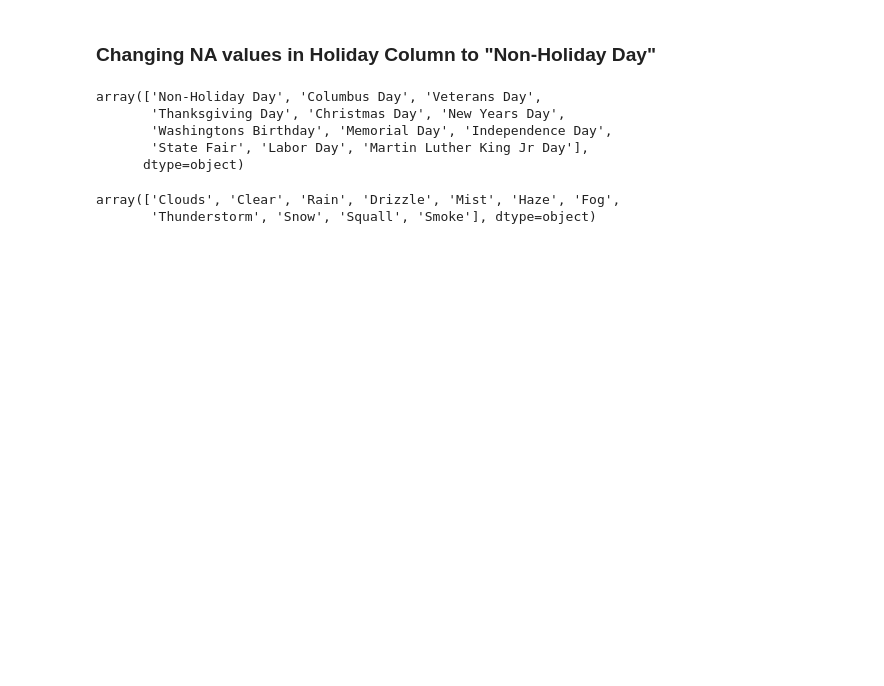
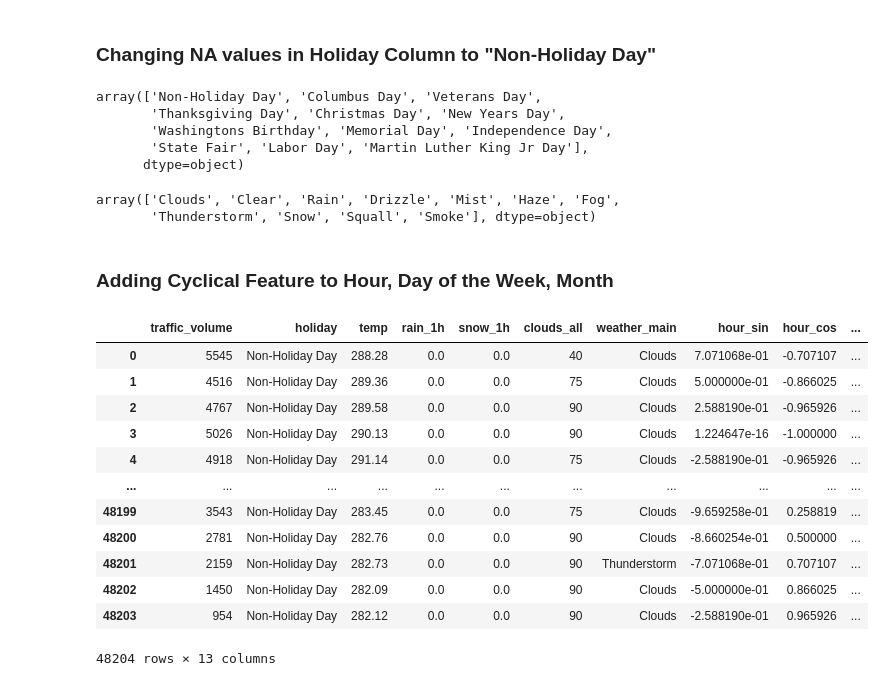
Before and after one commit to ProntoSbinalla/Deep-Learning, a Jupyter notebook: Notebooks/RNN/RNN - Traffic Analysis.ipynb, the cells around one changed output. Saved outputs shown, nothing was run; the diff lists cells and outputs as text; code cells hidden in the pictures; blank space fills up the shorter version.

Commit message:
Added Cyclical Feature to Hour, Day of the Week and Month

```diff
--- a/Notebooks/RNN/RNN - Traffic Analysis.ipynb
+++ b/Notebooks/RNN/RNN - Traffic Analysis.ipynb
@@ -81,7 +81,7 @@ dataset
 # %%
 dataset['year'] = dataset['date_time'].dt.year
 dataset['month'] = dataset['date_time'].dt.month
-dataset['day'] = dataset['date_time'].dt.day
+dataset['day'] = dataset['date_time'].dt.dayofweek
 dataset['hour'] = dataset['date_time'].dt.hour
 # %% [markdown]
 ### Dropping Unnecessary Columns
@@ -118,3 +118,32 @@ array(['Non-Holiday Day', 'Columbus Day', 'Veterans Day',
       dtype=object)
 array(['Clouds', 'Clear', 'Rain', 'Drizzle', 'Mist', 'Haze', 'Fog',
        'Thunderstorm', 'Snow', 'Squall', 'Smoke'], dtype=object)
+# %% [markdown]
+### Adding Cyclical Feature to Hour, Day of the Week, Month
+# %%
+dataset['hour_sin'] = np.sin(2 * np.pi * dataset['hour'] / 24)
+dataset['hour_cos'] = np.cos(2 * np.pi * dataset['hour'] / 24)
+
+dataset['weekday_sin'] = np.sin(2 * np.pi * dataset['day'] / 7)
+dataset['weekday_cos'] = np.cos(2 * np.pi * dataset['day'] / 7)
+
+dataset['month_sin'] = np.sin(2 * np.pi * dataset['month'] / 12)
+dataset['month_cos'] = np.cos(2 * np.pi * dataset['month'] / 12)
+
+dataset.drop(columns=['hour', 'day', 'month', 'year'], inplace=True)
+
+dataset
+# %% [output]
+|  | traffic_volume | holiday | temp | rain_1h | snow_1h | clouds_all | weather_main | hour_sin | hour_cos | ... |
+| 0 | 5545 | Non-Holiday Day | 288.28 | 0.0 | 0.0 | 40 | Clouds | 7.071068e-01 | -0.707107 | ... |
+| 1 | 4516 | Non-Holiday Day | 289.36 | 0.0 | 0.0 | 75 | Clouds | 5.000000e-01 | -0.866025 | ... |
+| 2 | 4767 | Non-Holiday Day | 289.58 | 0.0 | 0.0 | 90 | Clouds | 2.588190e-01 | -0.965926 | ... |
+| 3 | 5026 | Non-Holiday Day | 290.13 | 0.0 | 0.0 | 90 | Clouds | 1.224647e-16 | -1.000000 | ... |
+| 4 | 4918 | Non-Holiday Day | 291.14 | 0.0 | 0.0 | 75 | Clouds | -2.588190e-01 | -0.965926 | ... |
+| ... | ... | ... | ... | ... | ... | ... | ... | ... | ... | ... |
+| 48199 | 3543 | Non-Holiday Day | 283.45 | 0.0 | 0.0 | 75 | Clouds | -9.659258e-01 | 0.258819 | ... |
+| 48200 | 2781 | Non-Holiday Day | 282.76 | 0.0 | 0.0 | 90 | Clouds | -8.660254e-01 | 0.500000 | ... |
+| 48201 | 2159 | Non-Holiday Day | 282.73 | 0.0 | 0.0 | 90 | Thunderstorm | -7.071068e-01 | 0.707107 | ... |
+| 48202 | 1450 | Non-Holiday Day | 282.09 | 0.0 | 0.0 | 90 | Clouds | -5.000000e-01 | 0.866025 | ... |
+| 48203 | 954 | Non-Holiday Day | 282.12 | 0.0 | 0.0 | 90 | Clouds | -2.588190e-01 | 0.965926 | ... |
+48204 rows × 13 columns
```
